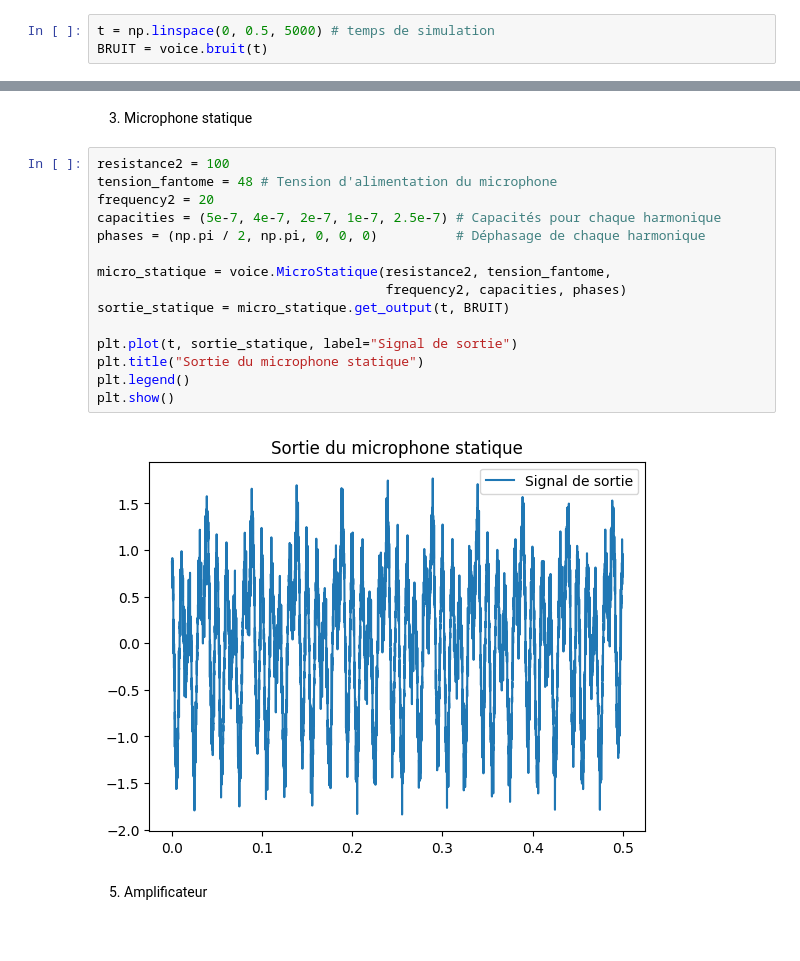
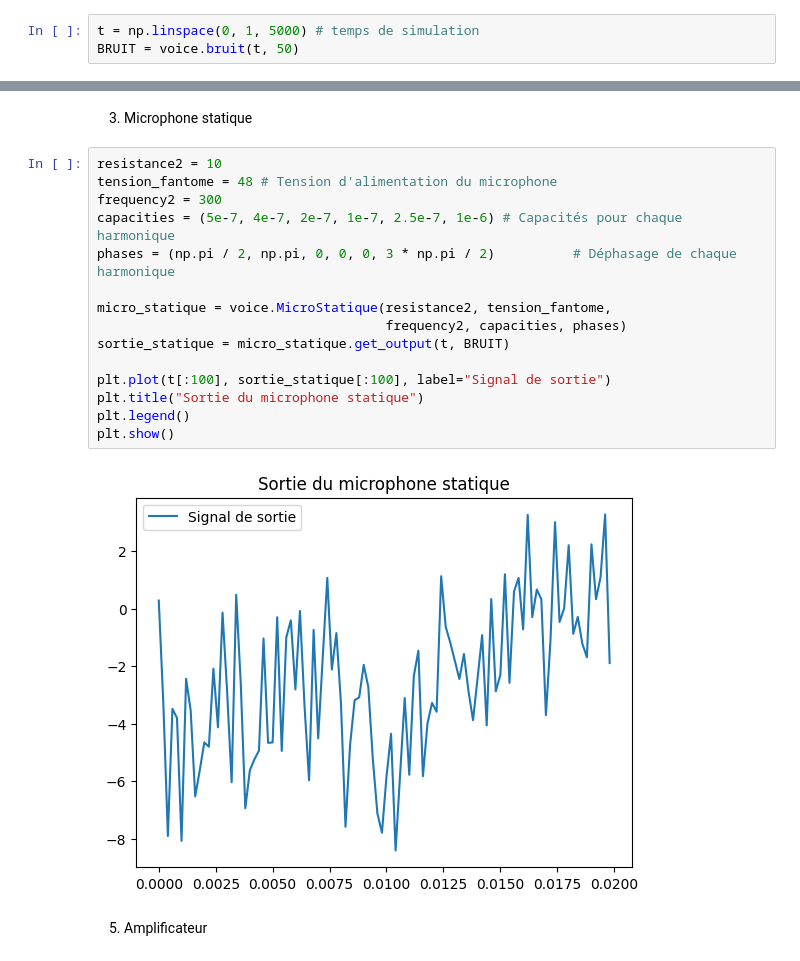
Before and after one commit to robohie/prog_python, a Jupyter notebook: test.ipynb, the cells around one changed output, grey strips where cells are left out. Saved outputs shown, nothing was run; the diff lists cells and outputs as text.

```diff
--- a/test.ipynb
+++ b/test.ipynb
@@ -7,8 +7,8 @@ import numpy as np
 # %% [markdown]
 4. Bruits
 # %%
-t = np.linspace(0, 0.5, 5000) # temps de simulation
-BRUIT = voice.bruit(t)
+t = np.linspace(0, 1, 5000) # temps de simulation
+BRUIT = voice.bruit(t, 50)
 # %% [markdown]
 2. Microphone dynamique
 # %%
@@ -32,22 +34,22 @@ plt.show()
 # %% [markdown]
 3. Microphone statique
 # %%
-resistance2 = 100
+resistance2 = 10
 tension_fantome = 48 # Tension d'alimentation du microphone
-frequency2 = 20
-capacities = (5e-7, 4e-7, 2e-7, 1e-7, 2.5e-7) # Capacités pour chaque harmonique
-phases = (np.pi / 2, np.pi, 0, 0, 0)          # Déphasage de chaque harmonique
+frequency2 = 300
+capacities = (5e-7, 4e-7, 2e-7, 1e-7, 2.5e-7, 1e-6) # Capacités pour chaque harmonique
+phases = (np.pi / 2, np.pi, 0, 0, 0, 3 * np.pi / 2)          # Déphasage de chaque harmonique
 
 micro_statique = voice.MicroStatique(resistance2, tension_fantome,
                                      frequency2, capacities, phases)
 sortie_statique = micro_statique.get_output(t, BRUIT)
 
-plt.plot(t, sortie_statique, label="Signal de sortie")
+plt.plot(t[:100], sortie_statique[:100], label="Signal de sortie")
 plt.title("Sortie du microphone statique")
 plt.legend()
 plt.show()
 # %% [output]
-[figure, old version]
+[figure, new version]
 # %% [markdown]
 5. Amplificateur
 # %%
```
Also changed, not shown: parts of 4 cells of this notebook, 1 other file.
